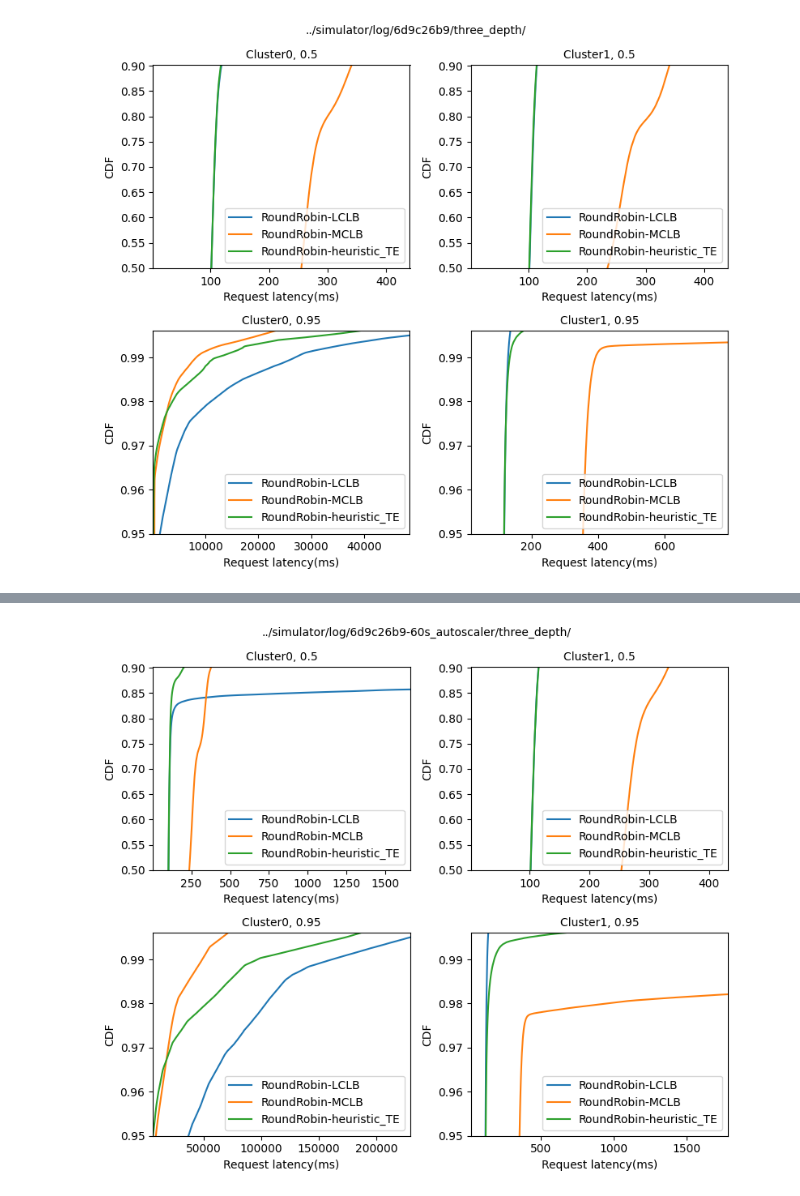
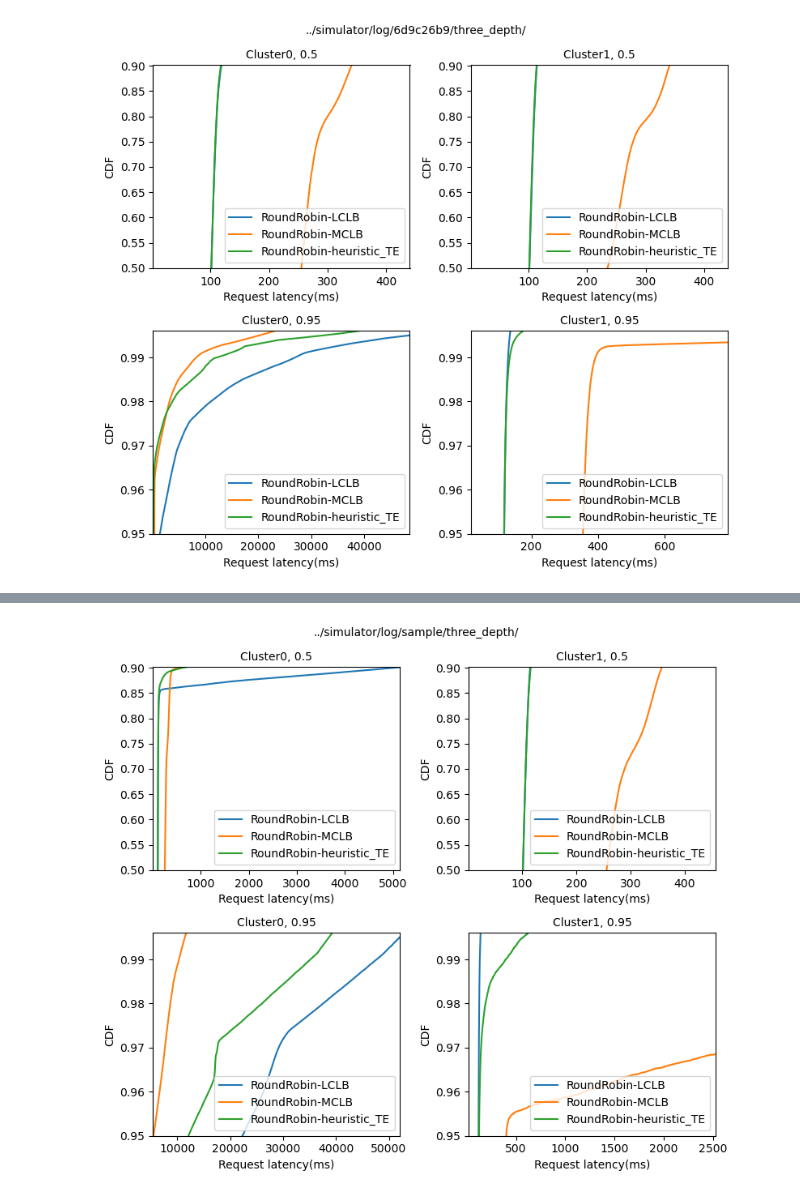
Before and after one commit to netarch/slate-sim, a Jupyter notebook: plot/plot_latency.ipynb, the cells around one changed output, grey strips where cells are left out. Saved outputs shown, nothing was run; the diff lists cells and outputs as text; code cells hidden in the pictures.

Commit message:
Update plot jupyter notebook

```diff
--- a/plot/plot_latency.ipynb
+++ b/plot/plot_latency.ipynb
@@ -158,14 +158,14 @@ def plot_latency(common_path):
             exit()
 
     latency_files = [c0_files, c1_files]
-    # qt_list = list()
+    qt_list = list()
     cdf_list = list()
     for cid in cluster_id:
         for i in range(len(routing_algorithm)):
             file_ = open(latency_files[cid][i], 'r')
             df = latency_file_to_df(file_)
-            # print("{}, {}".format("Cluster"+str(cid), routing_algorithm[i]))
-            # qt_list.append(plot_quantile(df["request_latency"]))
+            print("{}, {}".format("Cluster"+str(cid), routing_algorithm[i]))
+            qt_list.append(plot_quantile(df["request_latency"]))
             cdf = df['request_latency'].value_counts().sort_index().cumsum() / len(df)
             cdf_list.append(cdf)
 
@@ -233,5 +235,5 @@ plot_latency(common_path)
 # %%
-common_path="../simulator/log/6d9c26b9-60s_autoscaler/three_depth/"
+common_path="../simulator/log/sample/three_depth/"
 plot_latency(common_path)
 # %% [output]
-[figure, old version]
+[figure, new version]
```
Also changed, not shown: parts of 7 cells of this notebook, 1 other file.
